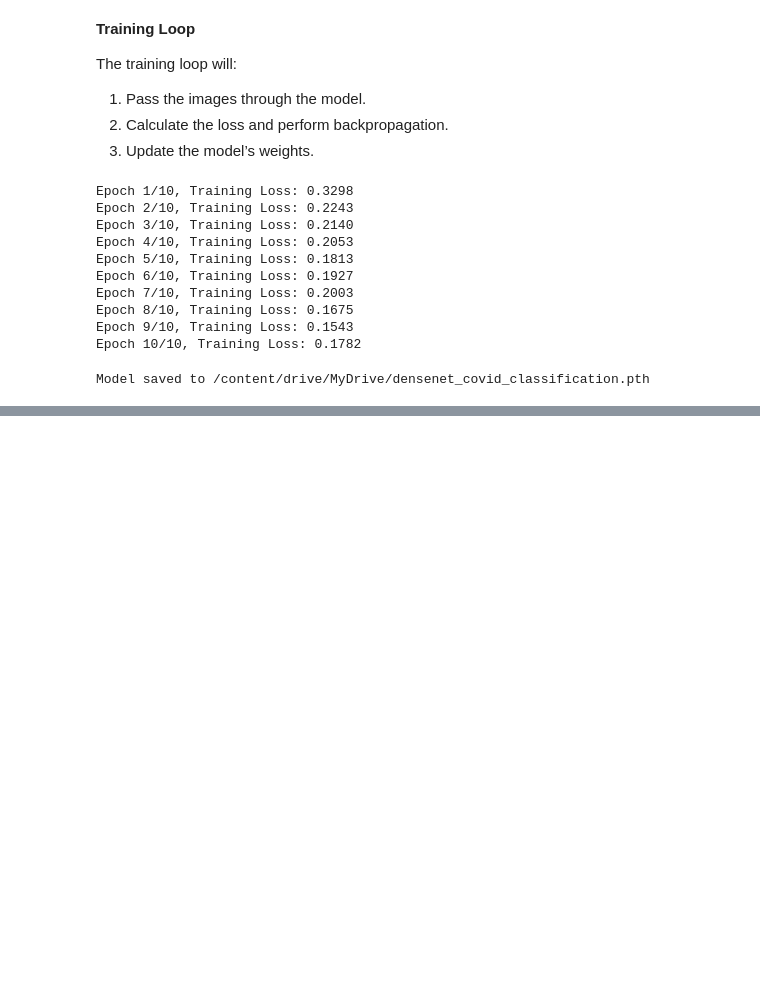
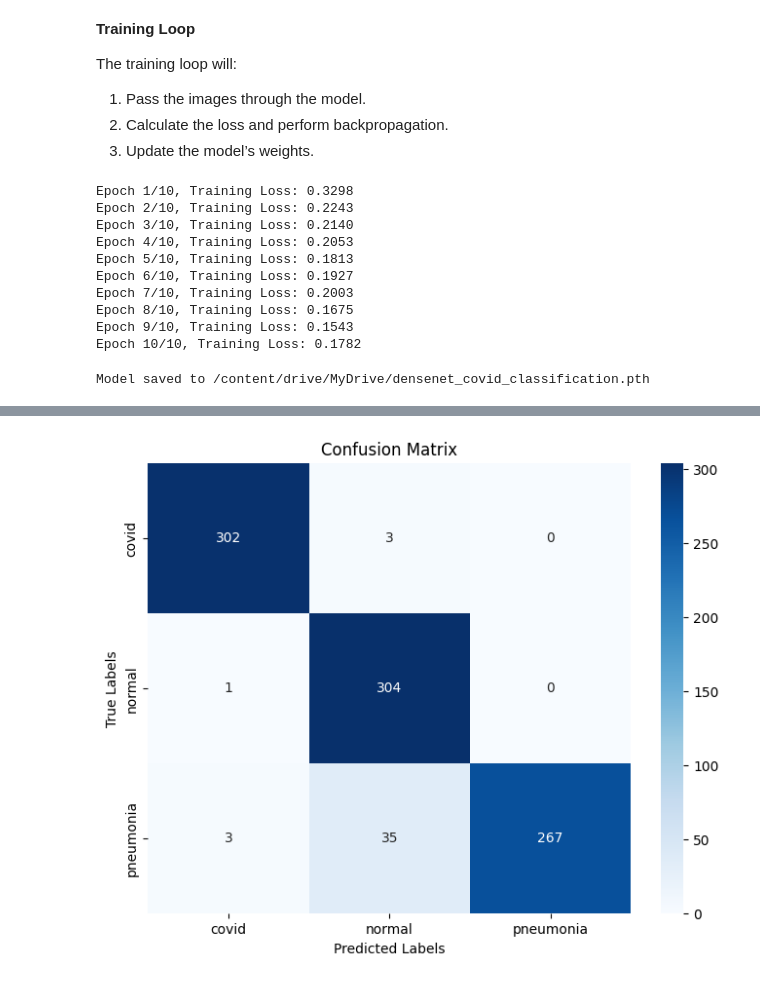
Before and after one commit to AlSult/lung-disease-prediction, a Jupyter notebook: MainCode.ipynb, the cells around one changed output, grey strips where cells are left out. Drawn from its saved outputs; the diff is of its cells as text; code cells hidden in the pictures; blank space fills up the shorter version.

Commit message:
modified and trained the model, tested the model

```diff
--- a/MainCode.ipynb
+++ b/MainCode.ipynb
@@ -416,0 +679,31 @@ NameError: name 'test_loader' is not defined
+# %%
+import torch
+from sklearn.metrics import accuracy_score, classification_report, confusion_matrix
+import numpy as np
+
+# Move model to GPU if available
+device = torch.device("cuda" if torch.cuda.is_available() else "cpu")
+model = model.to(device)
+
+# Store all true labels and predictions
+all_preds = []
+all_labels = []
+
+# Disable gradient computation for evaluation
+with torch.no_grad():
+    for images, labels in test_loader:
+        images, labels = images.to(device), labels.to(device)
+        outputs = model(images)
+
+        # Get predicted classes
+        _, predicted = torch.max(outputs, 1)
+
+        all_preds.extend(predicted.cpu().numpy())
+        all_labels.extend(labels.cpu().numpy())
+
+# Calculate overall accuracy
+accuracy = accuracy_score(all_labels, all_preds)
+print(f"Test Accuracy: {accuracy:.4f}")
+
+# Print detailed classification report
+print(classification_report(all_labels, all_preds, target_names=['covid', 'normal', 'pneumonia']))
@@ -416,0 +721,15 @@ NameError: name 'test_loader' is not defined
+# %%
+import seaborn as sns
+import matplotlib.pyplot as plt
+from sklearn.metrics import confusion_matrix
+
+# Compute confusion matrix
+cm = confusion_matrix(all_labels, all_preds)
+plt.figure(figsize=(8, 6))
+sns.heatmap(cm, annot=True, fmt='d', cmap='Blues', xticklabels=['covid', 'normal', 'pneumonia'], yticklabels=['covid', 'normal', 'pneumonia'])
+plt.xlabel("Predicted Labels")
+plt.ylabel("True Labels")
+plt.title("Confusion Matrix")
+plt.show()
+# %% [output]
+[figure, added]
```
Also changed, not shown: parts of 22 cells of this notebook.
